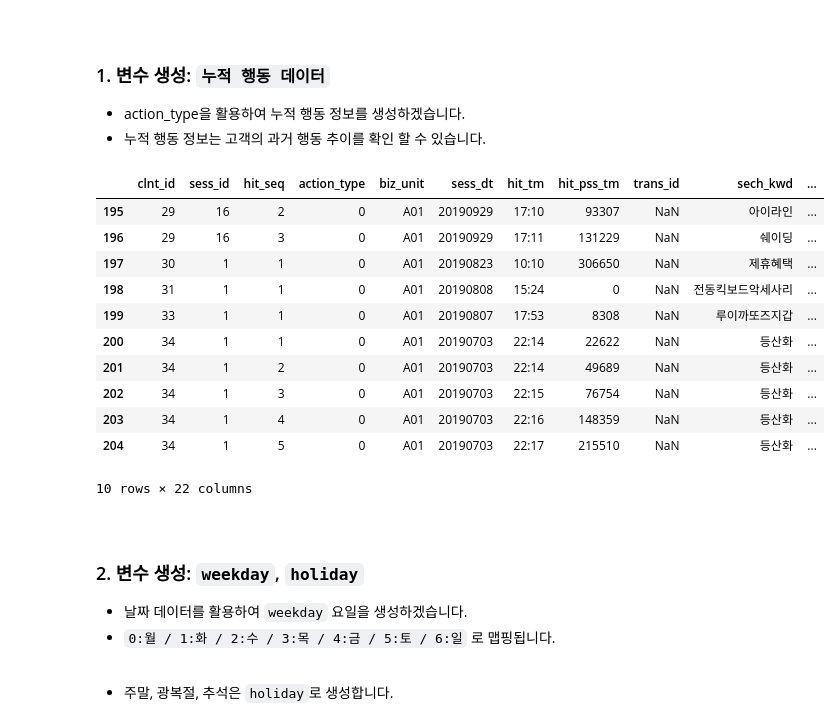
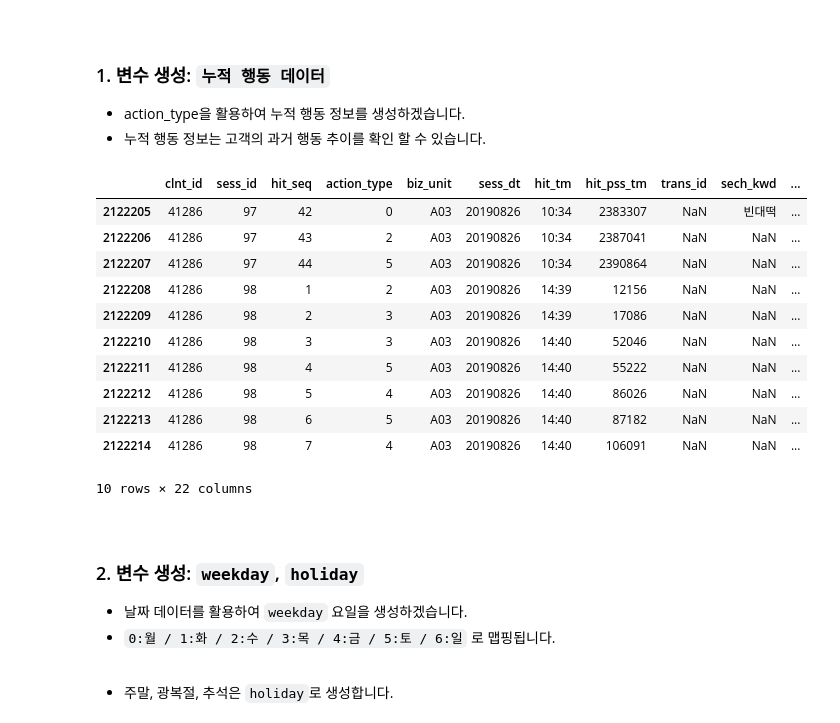
Before and after one commit to PEBpung/Lpoint-Hackathon, a Jupyter notebook: src/04.feature_생성.ipynb, the cells around one changed output. Saved outputs shown, nothing was run; the diff lists cells and outputs as text; code cells hidden in the pictures.

```diff
--- a/src/04.feature_생성.ipynb
+++ b/src/04.feature_생성.ipynb
@@ -52,19 +52,19 @@ for i in range(7):
     df1_online[col] = df1_online.groupby(['clnt_id', 'sess_id'])[col].cumsum()
     ## 수정
 # %%
-df1_online.head(205).tail(10)
+df1_online.head(2122215).tail(10)
 # %% [output]
 |  | clnt_id | sess_id | hit_seq | action_type | biz_unit | sess_dt | hit_tm | hit_pss_tm | trans_id | sech_kwd | ... |
-| 195 | 29 | 16 | 2 | 0 | A01 | 20190929 | 17:10 | 93307 | NaN | 아이라인 | ... |
-| 196 | 29 | 16 | 3 | 0 | A01 | 20190929 | 17:11 | 131229 | NaN | 쉐이딩 | ... |
-| 197 | 30 | 1 | 1 | 0 | A01 | 20190823 | 10:10 | 306650 | NaN | 제휴혜택 | ... |
-| 198 | 31 | 1 | 1 | 0 | A01 | 20190808 | 15:24 | 0 | NaN | 전동킥보드악세사리 | ... |
-| 199 | 33 | 1 | 1 | 0 | A01 | 20190807 | 17:53 | 8308 | NaN | 루이까또즈지갑 | ... |
-| 200 | 34 | 1 | 1 | 0 | A01 | 20190703 | 22:14 | 22622 | NaN | 등산화 | ... |
-| 201 | 34 | 1 | 2 | 0 | A01 | 20190703 | 22:14 | 49689 | NaN | 등산화 | ... |
-| 202 | 34 | 1 | 3 | 0 | A01 | 20190703 | 22:15 | 76754 | NaN | 등산화 | ... |
-| 203 | 34 | 1 | 4 | 0 | A01 | 20190703 | 22:16 | 148359 | NaN | 등산화 | ... |
-| 204 | 34 | 1 | 5 | 0 | A01 | 20190703 | 22:17 | 215510 | NaN | 등산화 | ... |
+| 2122205 | 41286 | 97 | 42 | 0 | A03 | 20190826 | 10:34 | 2383307 | NaN | 빈대떡 | ... |
+| 2122206 | 41286 | 97 | 43 | 2 | A03 | 20190826 | 10:34 | 2387041 | NaN | NaN | ... |
+| 2122207 | 41286 | 97 | 44 | 5 | A03 | 20190826 | 10:34 | 2390864 | NaN | NaN | ... |
+| 2122208 | 41286 | 98 | 1 | 2 | A03 | 20190826 | 14:39 | 12156 | NaN | NaN | ... |
+| 2122209 | 41286 | 98 | 2 | 3 | A03 | 20190826 | 14:39 | 17086 | NaN | NaN | ... |
+| 2122210 | 41286 | 98 | 3 | 3 | A03 | 20190826 | 14:40 | 52046 | NaN | NaN | ... |
+| 2122211 | 41286 | 98 | 4 | 5 | A03 | 20190826 | 14:40 | 55222 | NaN | NaN | ... |
+| 2122212 | 41286 | 98 | 5 | 4 | A03 | 20190826 | 14:40 | 86026 | NaN | NaN | ... |
+| 2122213 | 41286 | 98 | 6 | 5 | A03 | 20190826 | 14:40 | 87182 | NaN | NaN | ... |
+| 2122214 | 41286 | 98 | 7 | 4 | A03 | 20190826 | 14:40 | 106091 | NaN | NaN | ... |
 10 rows × 22 columns
 # %%
 df1_online.to_csv('./data/online_04-1.csv',index=False)
```
Also changed, not shown: parts of 53 cells of this notebook, 2 other files.
